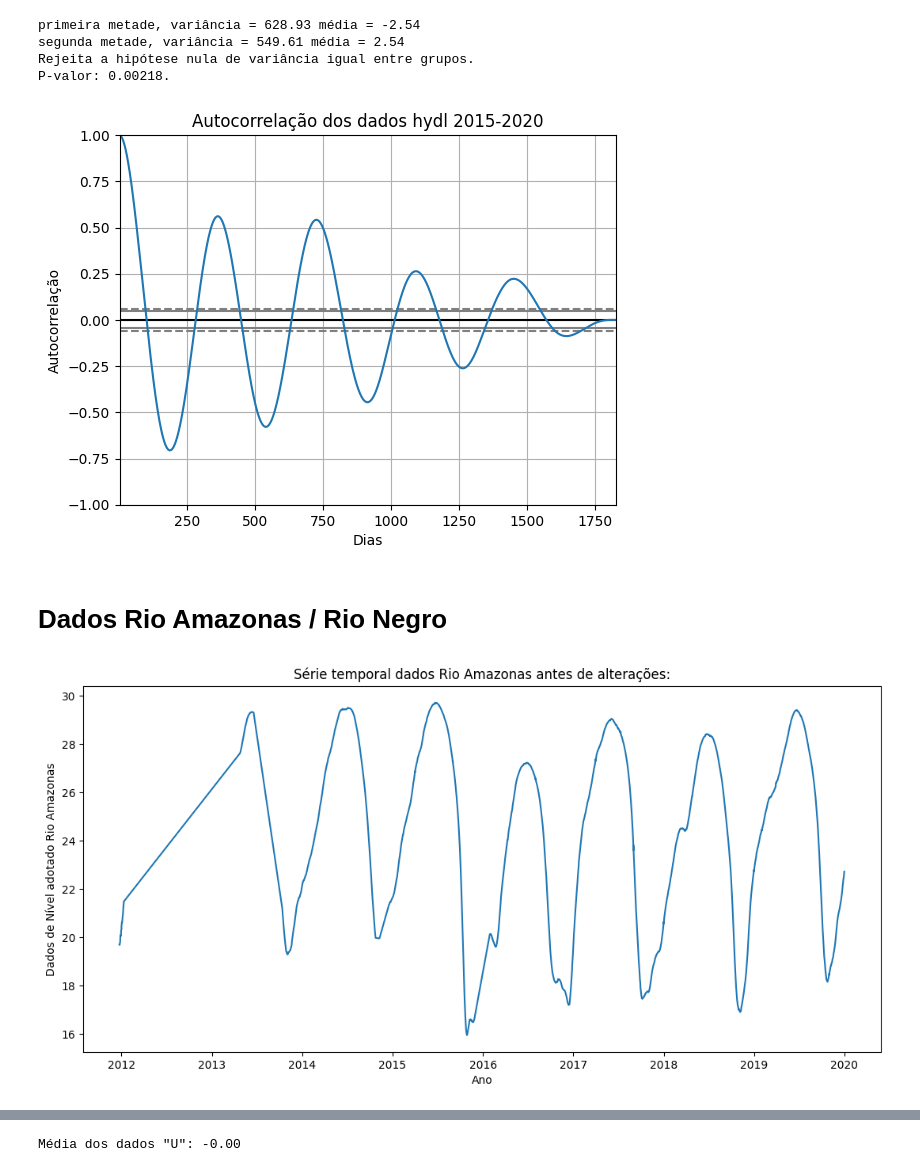
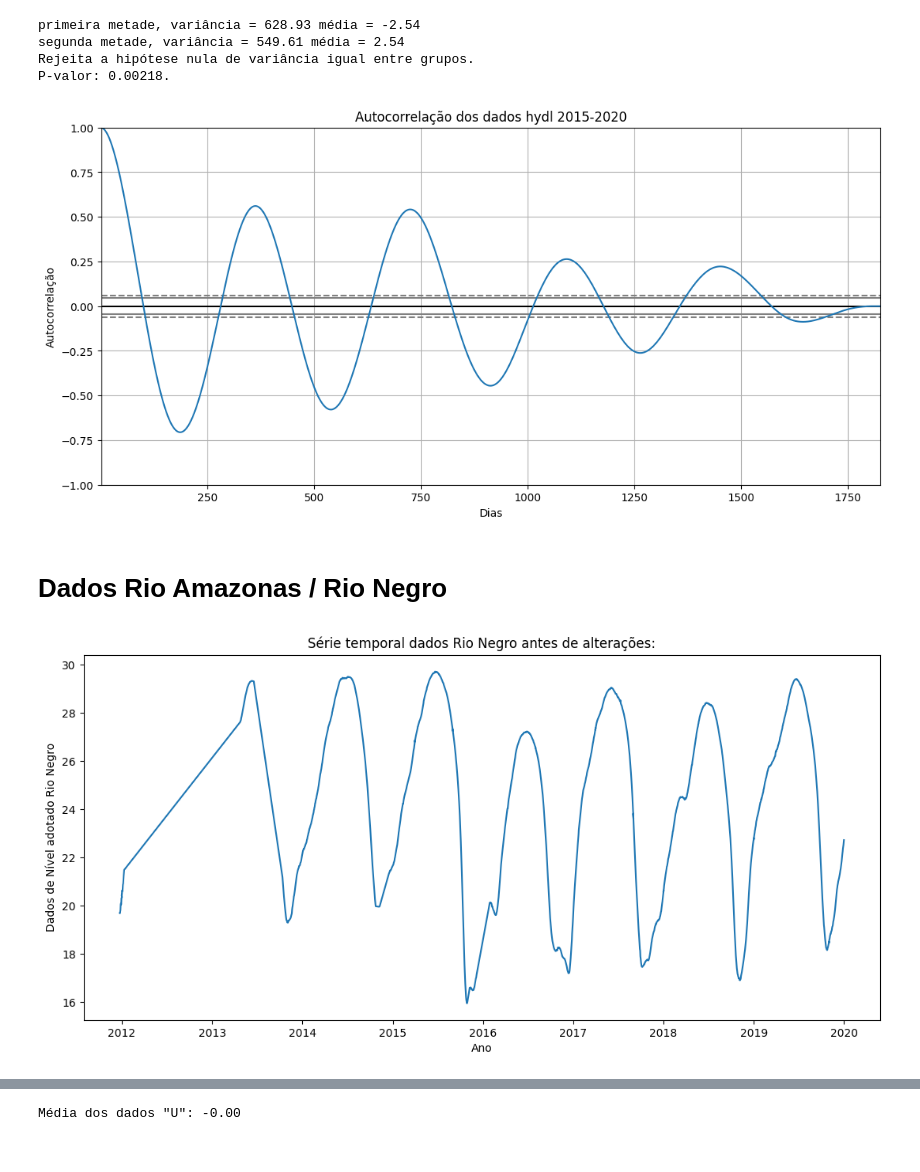
Before and after one commit to Gabxist/I.C., a Jupyter notebook: Análise_de_dados.ipynb, the cells around one changed output, grey strips where cells are left out. Cells and saved outputs as stored; diff of their text form; code cells hidden in the pictures.

```diff
--- a/Análise_de_dados.ipynb
+++ b/Análise_de_dados.ipynb
@@ -224,14 +224,15 @@ P-valor: 0.00218.
 # %%
 # Utilizando apenas os ultimos 5 anos de dados
 ult_5_anos_hydl =hydl[(hydl["DECIMAL DATE"])>2015]
-#Plotando o grafico de Autocorrelação entre os dados GPS
+#Plotando o grafico de Autocorrelação entre os dados hydl
+plt.figure(figsize = (13,6))
 autocorrelation_plot(ult_5_anos_hydl['U'])
 plt.xlabel('Dias')
 plt.ylabel('Autocorrelação')
 plt.title("Autocorrelação dos dados hydl 2015-2020")
 plt.show()
 # %% [output]
-[figure, old version]
+[figure, new version]
 # %% [markdown]
 # Dados Rio Amazonas / Rio Negro
 # %%
@@ -249,11 +250,11 @@ rio_amz = rio_amz.dropna(subset = ['U'])
 plt.figure(figsize = (13,6))
 plt.plot(rio_amz['DECIMAL DATE'],rio_amz['U'])
 plt.xlabel('Ano')
-plt.ylabel('Dados de Nível adotado Rio Amazonas')
-plt.title('Série temporal dados Rio Amazonas antes de alterações:')
+plt.ylabel('Dados de Nível adotado Rio Negro')
+plt.title('Série temporal dados Rio Negro antes de alterações:')
 plt.show()
 # %% [output]
-[figure, old version]
+[figure, new version]
 # %%
 #observa-se que há quebra nos dados, por isso será necessário alterar a quantidade de anos a serem analisados
 #Deixando apenas os ultimos 6 anos:
```
Also changed, not shown: parts of 20 cells of this notebook.
